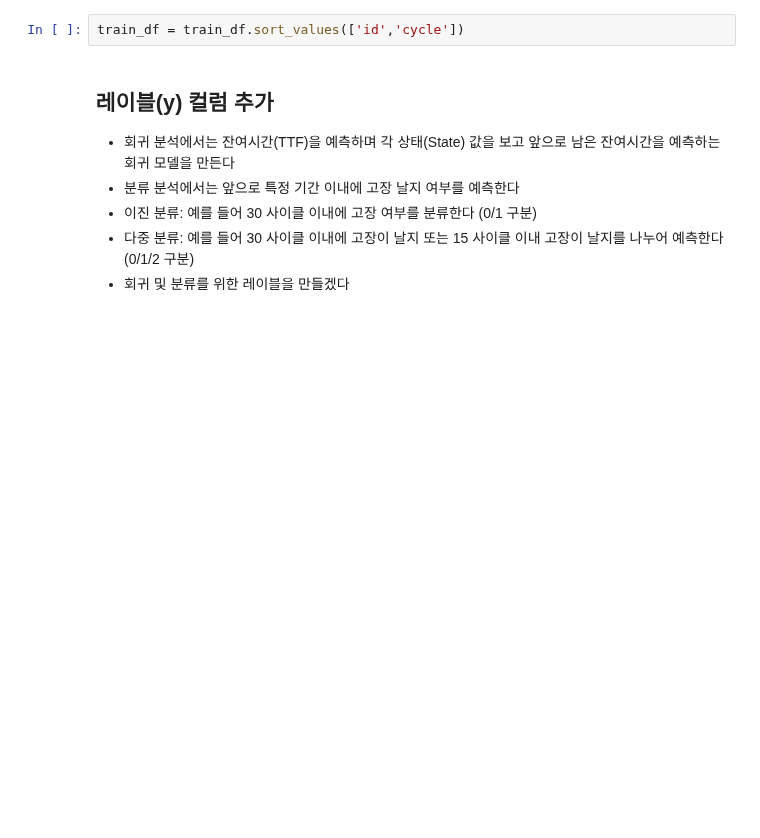
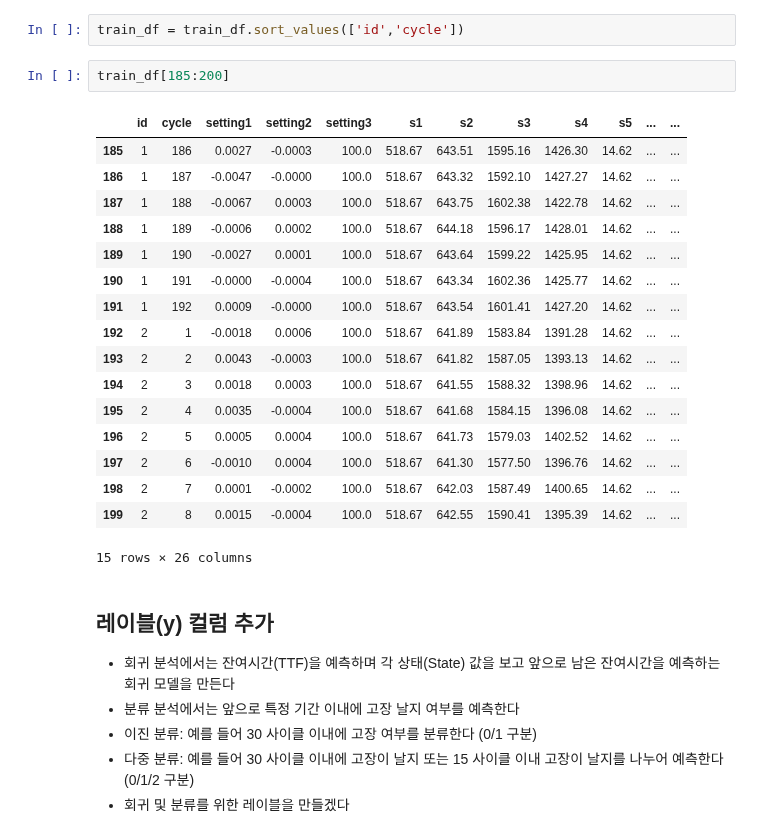
Before and after one commit to HSChoo/test1, a Jupyter notebook: e_86_PM_RF_LSTM.ipynb, the cells around one changed output. Cells and saved outputs as stored; diff of their text form; blank space fills up the shorter version.

```diff
--- a/e_86_PM_RF_LSTM.ipynb
+++ b/e_86_PM_RF_LSTM.ipynb
@@ -71,6 +71,26 @@ truth_df = pd.read_csv('http://azuremlsamples.azureml.net/templatedata/PM_truth.
 truth_df.drop(truth_df.columns[[1]], axis=1, inplace=True)
 # %%
 train_df = train_df.sort_values(['id','cycle'])
+# %%
+train_df[185:200]
+# %% [output]
+|  | id | cycle | setting1 | setting2 | setting3 | s1 | s2 | s3 | s4 | s5 | ... | ... |
+| 185 | 1 | 186 | 0.0027 | -0.0003 | 100.0 | 518.67 | 643.51 | 1595.16 | 1426.30 | 14.62 | ... | ... |
+| 186 | 1 | 187 | -0.0047 | -0.0000 | 100.0 | 518.67 | 643.32 | 1592.10 | 1427.27 | 14.62 | ... | ... |
+| 187 | 1 | 188 | -0.0067 | 0.0003 | 100.0 | 518.67 | 643.75 | 1602.38 | 1422.78 | 14.62 | ... | ... |
+| 188 | 1 | 189 | -0.0006 | 0.0002 | 100.0 | 518.67 | 644.18 | 1596.17 | 1428.01 | 14.62 | ... | ... |
+| 189 | 1 | 190 | -0.0027 | 0.0001 | 100.0 | 518.67 | 643.64 | 1599.22 | 1425.95 | 14.62 | ... | ... |
+| 190 | 1 | 191 | -0.0000 | -0.0004 | 100.0 | 518.67 | 643.34 | 1602.36 | 1425.77 | 14.62 | ... | ... |
+| 191 | 1 | 192 | 0.0009 | -0.0000 | 100.0 | 518.67 | 643.54 | 1601.41 | 1427.20 | 14.62 | ... | ... |
+| 192 | 2 | 1 | -0.0018 | 0.0006 | 100.0 | 518.67 | 641.89 | 1583.84 | 1391.28 | 14.62 | ... | ... |
+| 193 | 2 | 2 | 0.0043 | -0.0003 | 100.0 | 518.67 | 641.82 | 1587.05 | 1393.13 | 14.62 | ... | ... |
+| 194 | 2 | 3 | 0.0018 | 0.0003 | 100.0 | 518.67 | 641.55 | 1588.32 | 1398.96 | 14.62 | ... | ... |
+| 195 | 2 | 4 | 0.0035 | -0.0004 | 100.0 | 518.67 | 641.68 | 1584.15 | 1396.08 | 14.62 | ... | ... |
+| 196 | 2 | 5 | 0.0005 | 0.0004 | 100.0 | 518.67 | 641.73 | 1579.03 | 1402.52 | 14.62 | ... | ... |
+| 197 | 2 | 6 | -0.0010 | 0.0004 | 100.0 | 518.67 | 641.30 | 1577.50 | 1396.76 | 14.62 | ... | ... |
+| 198 | 2 | 7 | 0.0001 | -0.0002 | 100.0 | 518.67 | 642.03 | 1587.49 | 1400.65 | 14.62 | ... | ... |
+| 199 | 2 | 8 | 0.0015 | -0.0004 | 100.0 | 518.67 | 642.55 | 1590.41 | 1395.39 | 14.62 | ... | ... |
+15 rows × 26 columns
 # %% [markdown]
 ## 레이블(y) 컬럼 추가
 - 회귀 분석에서는 잔여시간(TTF)을 예측하며 각 상태(State) 값을 보고 앞으로 남은 잔여시간을 예측하는 회귀 모델을 만든다
```
Also changed, not shown: parts of 39 cells of this notebook.
